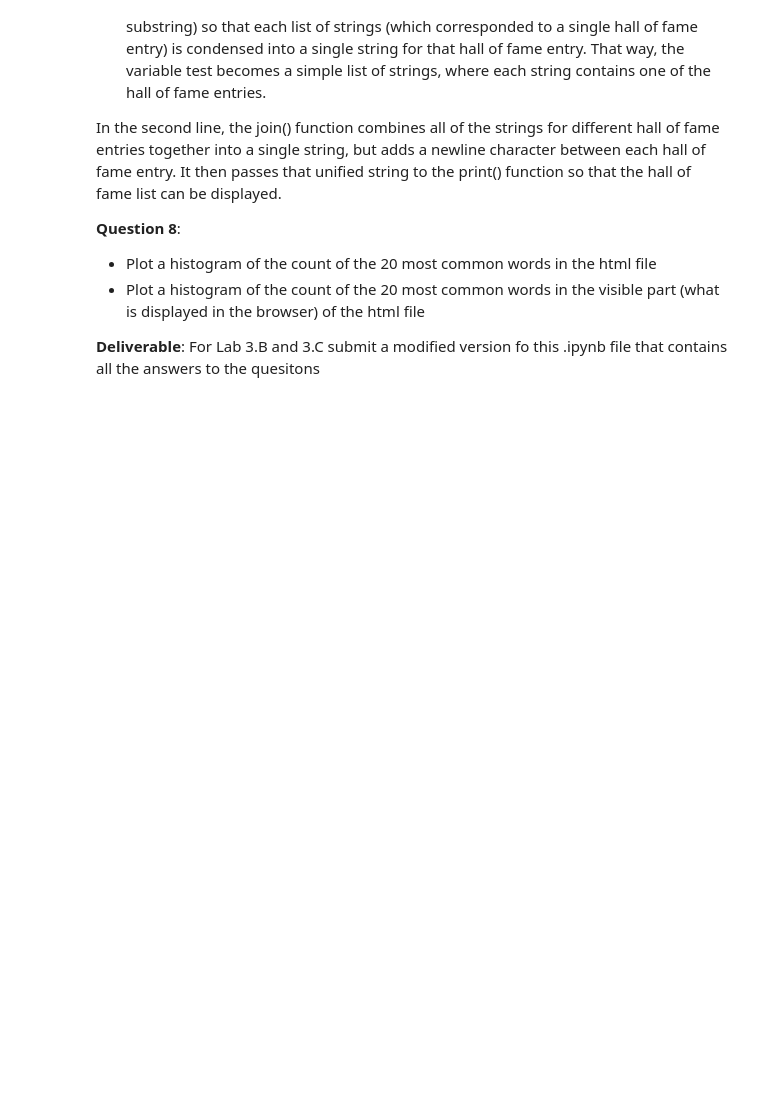
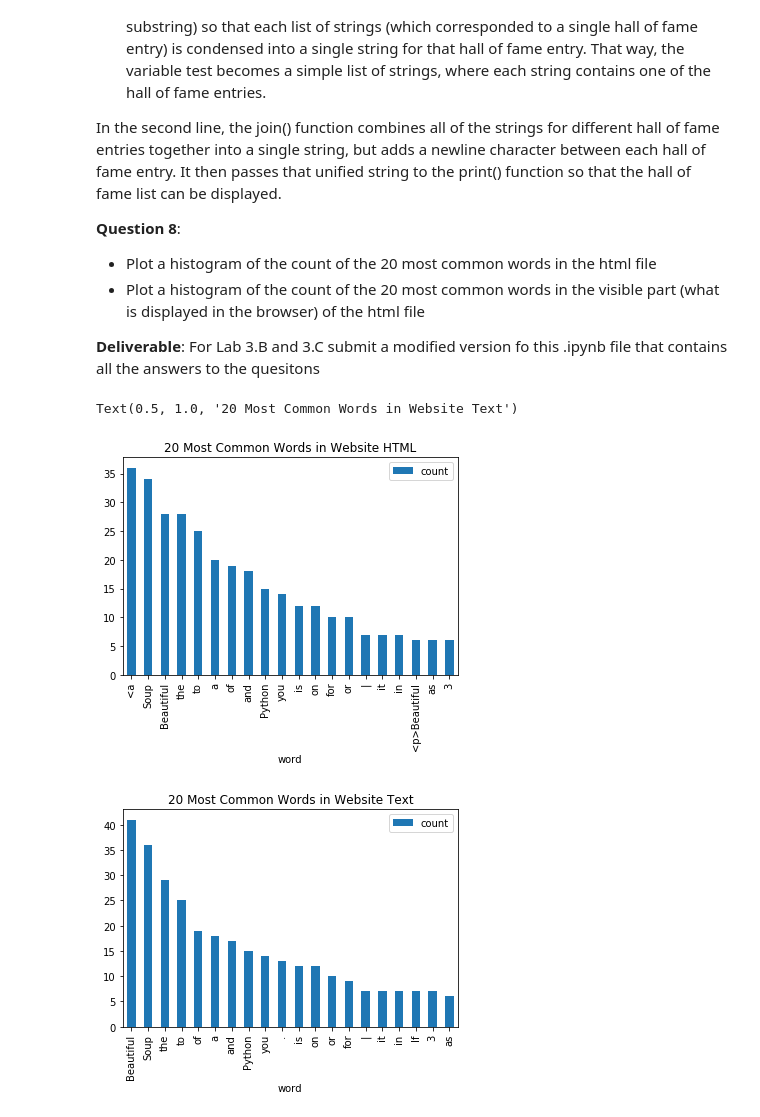
Before and after one commit to BareBeaverBat/cis3715-temple-2020.github.io, a Jupyter notebook: Lab3/CIS3715 (Temple - Spring 2020) Lab3.ipynb, the cells around one changed output. Saved outputs shown, nothing was run; the diff lists cells and outputs as text; code cells hidden in the pictures; blank space fills up the shorter version.

```diff
--- a/Lab3/CIS3715 (Temple - Spring 2020) Lab3.ipynb
+++ b/Lab3/CIS3715 (Temple - Spring 2020) Lab3.ipynb
@@ -762,0 +760,33 @@ In the second line, the join() function combines all of the strings for differen
+# %%
+import re
+from collections import Counter
+
+htmlWords=str(soupSiteCode).split()
+htmlWordCounts = Counter(htmlWords)
+mostCommon20HtmlWords = htmlWordCounts.most_common(20)
+
+htmlDf = DataFrame(mostCommon20HtmlWords, columns=["word", "count"])
+htmlDf.set_index("word")
+# htmlDf["count"].hist(bins=20)
+
+htmlDf.plot.bar("word", "count").set_title("20 Most Common Words in Website HTML")
+
+
+visibleSiteText = soupSiteCode.get_text("\n")
+
+cleanedVisibleSiteText = re.sub("#tidelift.*{.*}", "", visibleSiteText, flags=re.DOTALL)
+
+visibleWords = cleanedVisibleSiteText.split()
+visibleWordCounts=Counter(visibleWords)
+mostCommon20VisibleWords = visibleWordCounts.most_common(20)
+
+
+textDf = DataFrame(mostCommon20VisibleWords, columns=["word", "count"])
+textDf.set_index("word")
+# htmlDf["count"].hist(bins=20)
+
+textDf.plot.bar("word", "count").set_title("20 Most Common Words in Website Text")
+# %% [output]
+Text(0.5, 1.0, '20 Most Common Words in Website Text')
+[figure, added]
+[figure, added]
```
Also changed, not shown: parts of 1 cell of this notebook.
